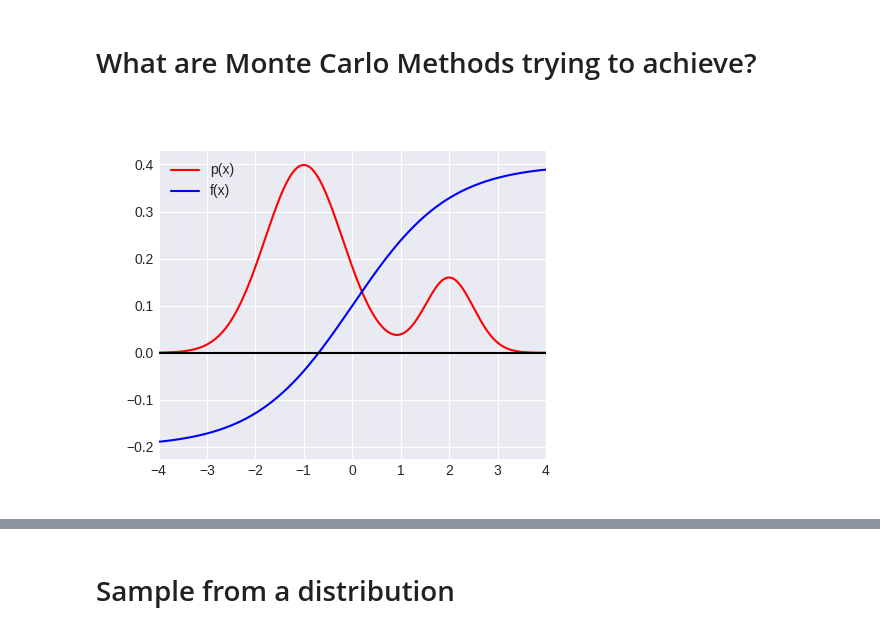
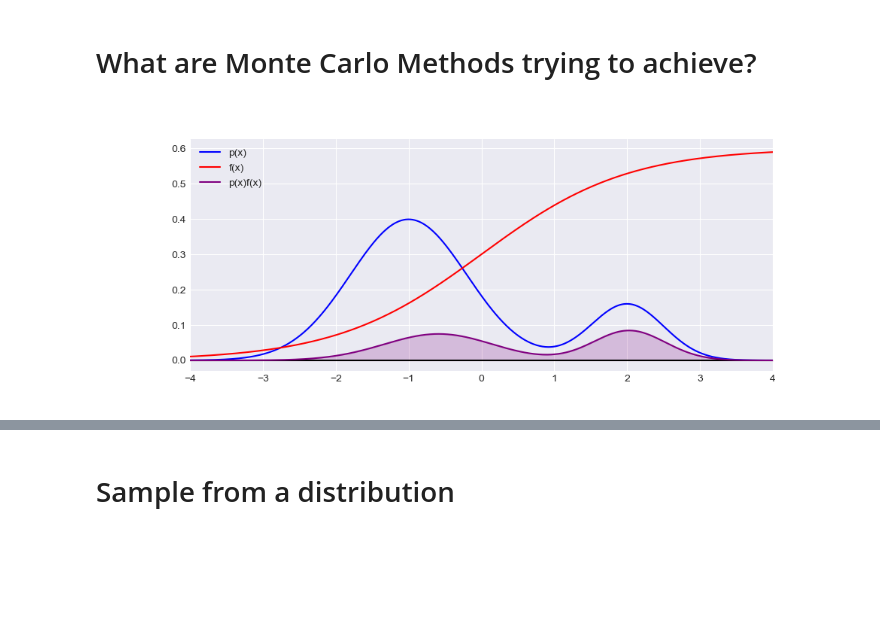
Before and after one commit to f-ilic/cib_seminar, a Jupyter notebook: overview.ipynb, the cells around one changed output, grey strips where cells are left out. Cells and saved outputs as stored; diff of their text form; code cells hidden in the pictures; blank space fills up the shorter version.

```diff
--- a/overview.ipynb
+++ b/overview.ipynb
@@ -70,27 +73,35 @@ interactive(children=(IntSlider(value=1, description='n', max=10000, min=1), Out
 # %%
 # What is the underlying problem that we are trying to solve with Monte Carlo?
 def intro():
+    # plt.cla()
+    # plt.clf()
+    # plt.close()
     def f(x, mean=0, sigma=0.1):
         return np.exp(-(x - mean)**2 / (2 * sigma**2)) / (sigma * np.sqrt(2 * np.pi))
 
     def sigmoid(x):
         return 1/(1+np.exp(-x))
 
     xs = np.linspace(-5, 5, 1000)
 
     gaussian1 = f(xs, -1, 0.8)* 0.8
     gaussian2 = f(xs, 2, 0.5)* 0.2
-    sig = sigmoid(xs)*0.6 -0.2
-    plt.figure(figsize=(5,4))
+    sig = sigmoid(xs)*0.6
+    fig = plt.figure(figsize=(10,4))
+    fig.canvas.toolbar_visible = False
+    fig.canvas.header_visible = False
+    fig.canvas.footer_visible = False
+    px = gaussian1 + gaussian2
+    plt.plot(xs, px, '-b', label="p(x)")
+    plt.plot(xs, sig, '-r', label="f(x)")
+    plt.plot(xs, np.zeros_like(xs), '-k')
+    plt.xlim([-4, 4])
 
-    px = gaussian1 + gaussian2
-    plt.plot(xs, px, '-r', label="p(x)")
-    plt.plot(xs, sig, '-b', label="f(x)")
-    plt.plot(xs, np.zeros_like(xs), '-k')
+
+    plt.plot(xs, sig*px, color='purple', label="p(x)f(x)")
+    plt.fill_between(xs, sig*px, color='purple', alpha=0.2)
     plt.legend()
-    plt.xlim([-4, 4])
-    plt.show()
 
 intro()
 # %% [output]
-[figure, old version]
+[figure, new version]
```
Also changed, not shown: parts of 14 cells of this notebook.
